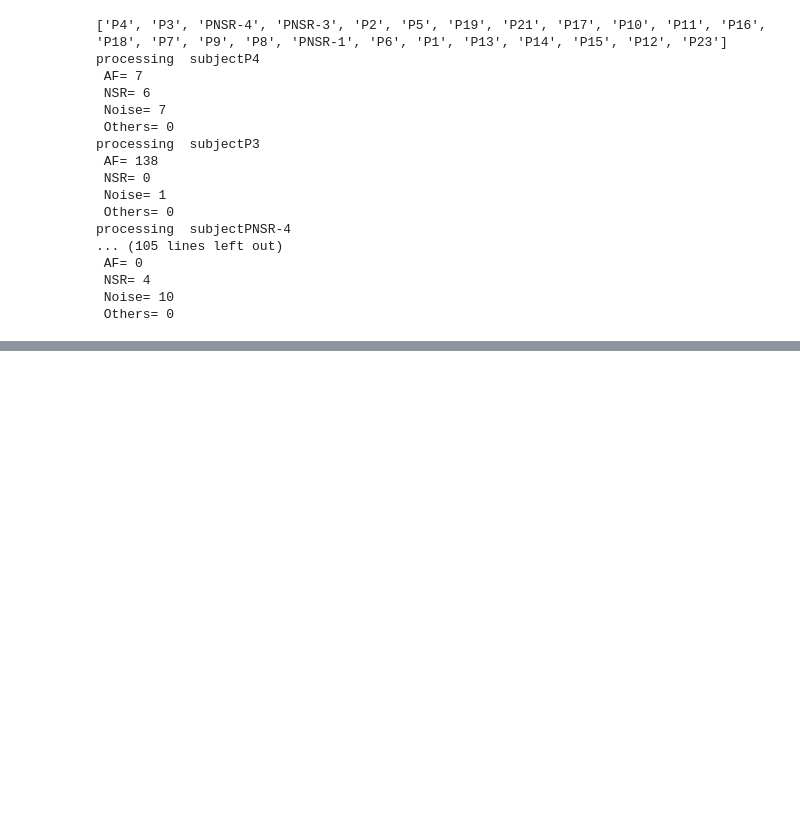
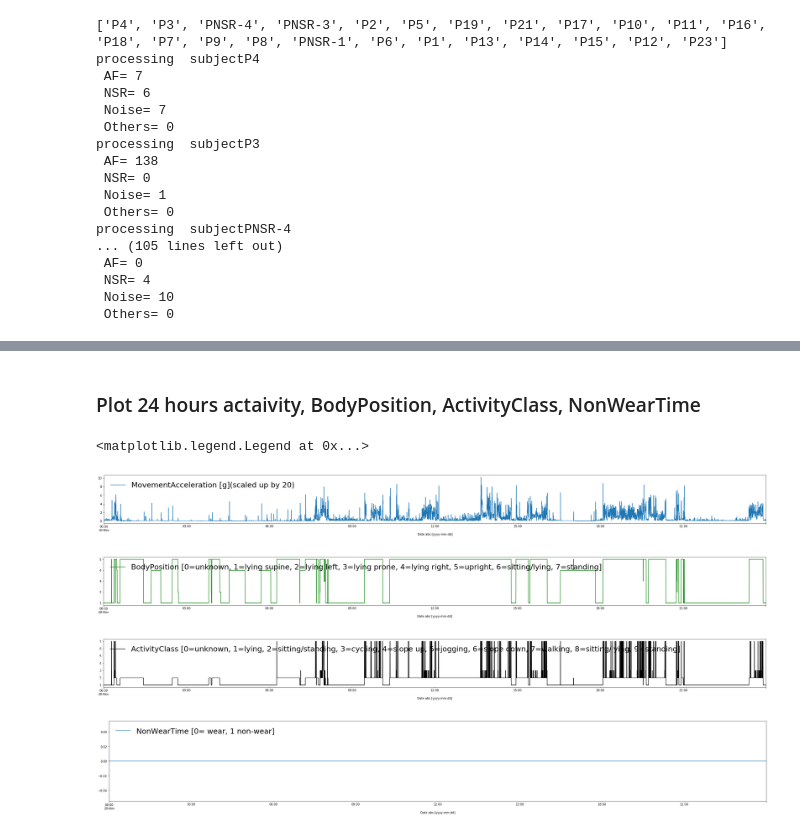
Before and after one commit to cph-cachet/cachet-ecg-db, a Jupyter notebook: CACHET-CADB-NoteBook.ipynb, the cells around one changed output, grey strips where cells are left out. Saved outputs shown, nothing was run; the diff lists cells and outputs as text; code cells hidden in the pictures; blank space fills up the shorter version.

Commit message:
Visualise 24 hour contextual Data of a record

```diff
--- a/CACHET-CADB-NoteBook.ipynb
+++ b/CACHET-CADB-NoteBook.ipynb
@@ -73,0 +107,8 @@ count_total("/Users/deku/Desktop/CACHET-AFDB/FINAL/annotations")
+# %%
+path_of_single_day_context_file="/Users/deku/Desktop/CACHET-AFDB/FINAL/CACHET-CADB/annotations/P1/a2b3c4@cachet.dk1/1/context.xlsx"
+#path_annotation="/Users/deku/Desktop/CACHET-AFDB/FINAL/CACHET-CADB/annotations/P1/a2b3c4@cachet.dk1/1/annotation.csv"
+df=pd.read_excel(path_of_single_day_context_file,usecols=[0,1,2, 3, 4, 5, 9,22,23,24,25,26,28,31])
+df.index= pd.to_datetime(df["Date abs [yyyy-mm-dd]"])
+
+## list dataframe containing 24 hours context data
+df
@@ -73,0 +130,22 @@ count_total("/Users/deku/Desktop/CACHET-AFDB/FINAL/annotations")
+# %% [markdown]
+### Plot 24 hours actaivity, BodyPosition, ActivityClass, NonWearTime
+# %%
+df["MovementAcceleration [g](scaled up by 20)"]=df["MovementAcceleration [g]"]*20
+df["BodyPosition [0=unknown, 1=lying supine, 2=lying left, 3=lying prone, 4=lying right, 5=upright, 6=sitting/lying, 7=standing]"]=df["BodyPosition []"]
+df["ActivityClass [0=unknown, 1=lying, 2=sitting/standing, 3=cycling, 4=slope up, 5=jogging, 6=slope down, 7=walking, 8=sitting/lying, 9=standing]"]=df["ActivityClass []"]
+df["NonWearTime [0= wear, 1 non-wear]"]=df["NonWearTime []"]
+
+df.plot(y=["MovementAcceleration [g](scaled up by 20)",], figsize=(40,3),)
+plt.legend(loc='upper left', frameon=False, fontsize=25)
+df.plot(y=["BodyPosition [0=unknown, 1=lying supine, 2=lying left, 3=lying prone, 4=lying right, 5=upright, 6=sitting/lying, 7=standing]"], figsize=(40,3), color="green")
+plt.legend(loc='upper left', frameon=False, fontsize=25)
+df.plot(y=["ActivityClass [0=unknown, 1=lying, 2=sitting/standing, 3=cycling, 4=slope up, 5=jogging, 6=slope down, 7=walking, 8=sitting/lying, 9=standing]"], figsize=(40,3),color="black")
+plt.legend(loc='upper left', frameon=False, fontsize=25)
+df.plot(y=["NonWearTime [0= wear, 1 non-wear]"], figsize=(40,5),)
+plt.legend(loc='upper left', frameon=False, fontsize=25)
+# %% [output]
+<matplotlib.legend.Legend at 0x...>
+[figure, added]
+[figure, added]
+[figure, added]
+[figure, added]
```
Also changed, not shown: parts of 8 cells of this notebook.
